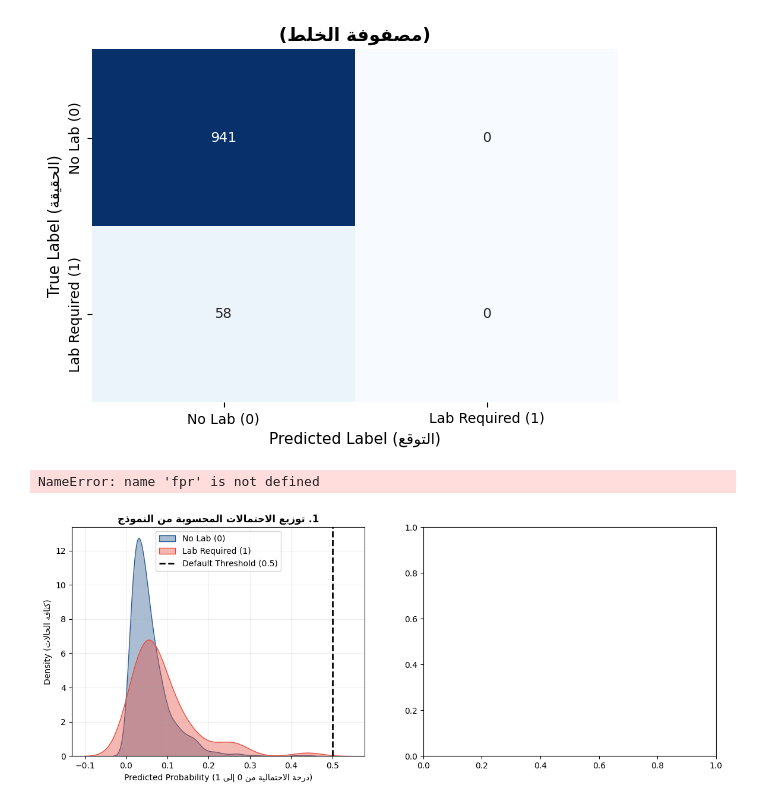
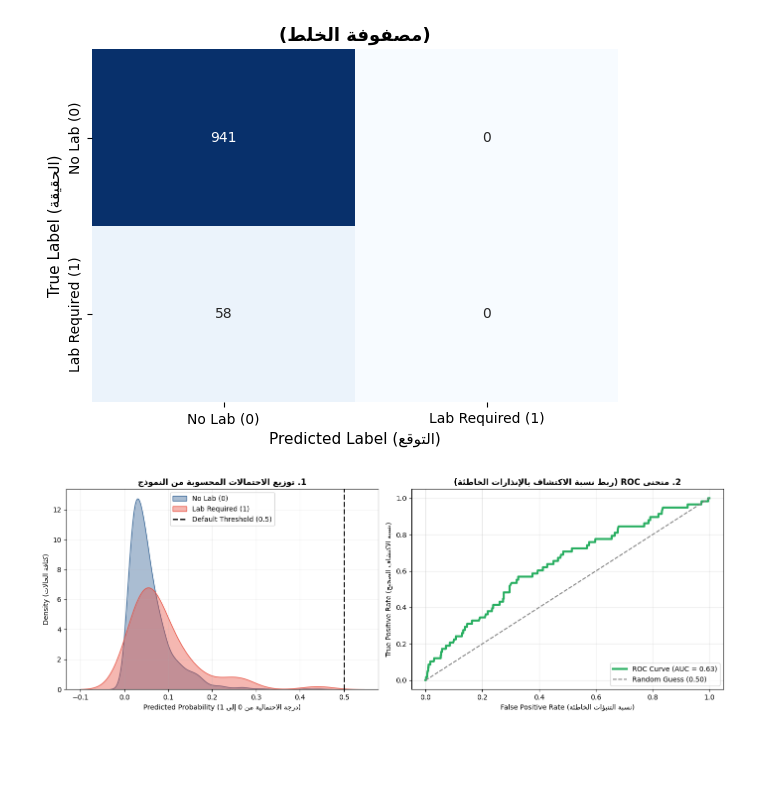
Before and after one commit to AhmdMt/Training, a Jupyter notebook: First_project.ipynb, the cells around one changed output. Drawn from its saved outputs; the diff is of its cells as text; code cells hidden in the pictures; blank space fills up the shorter version.

```diff
--- a/First_project.ipynb
+++ b/First_project.ipynb
@@ -111,34 +102,33 @@ fig, axes = plt.subplots(1, 2, figsize=(14, 5))
 # الرسم الأول: توزيع الاحتمالات التي يتوقعها النموذج لكل فئة
 
 sns.kdeplot(y_pred_proba[y_test == 0], ax=axes[0], color='#2b5c8f', label='No Lab (0)', fill=True, alpha=0.4)
 sns.kdeplot(y_pred_proba[y_test == 1], ax=axes[0], color='#e74c3c', label='Lab Required (1)', fill=True, alpha=0.4)
 
 # رسم خط الحد الافتراضي (0.5)
 axes[0].axvline(0.5, color='black', linestyle='--', linewidth=2, label='Default Threshold (0.5)')
 
 axes[0].set_title(ar('1. توزيع الاحتمالات المحسوبة من النموذج'), fontsize=12, fontweight='bold')
 axes[0].set_xlabel(ar('Predicted Probability (درجة الاحتمالية من 0 إلى 1)'))
 axes[0].set_ylabel(ar('Density (كثافة الحالات)'))
 axes[0].legend()
 axes[0].grid(True, alpha=0.2)
 
 # الرسم الثاني: منحنى ROC الناتج عن تحريك حد الفصل
 
-pr, tpr, thresholds = roc_curve(y_test, y_pred_proba)
+fpr, tpr, thresholds = roc_curve(y_test, y_pred_proba)
 auc_val = roc_auc_score(y_test, y_pred_proba)
 
 axes[1].plot(fpr, tpr, color='#27ae60', lw=3, label=f'ROC Curve (AUC = {auc_val:.2f})')
 axes[1].plot([0, 1], [0, 1], color='gray', linestyle='--', label='Random Guess (0.50)')
 
 axes[1].set_title(ar('2. منحنى ROC (ربط نسبة الاكتشاف بالإنذارات الخاطئة)'), fontsize=12, fontweight='bold')
 axes[1].set_xlabel(ar('False Positive Rate (نسبة التنبؤات الخاطئة)'))
 axes[1].set_ylabel(ar('True Positive Rate (نسبة الاكتشاف الصحيح)'))
 axes[1].legend(loc='lower right')
 axes[1].grid(True, alpha=0.3)
 
 plt.tight_layout()
 plt.show()
 # %% [output]
-NameError: name 'fpr' is not defined
-[figure, old version]
+[figure, new version]
 # %%
```
Also changed, not shown: parts of 4 cells of this notebook.
